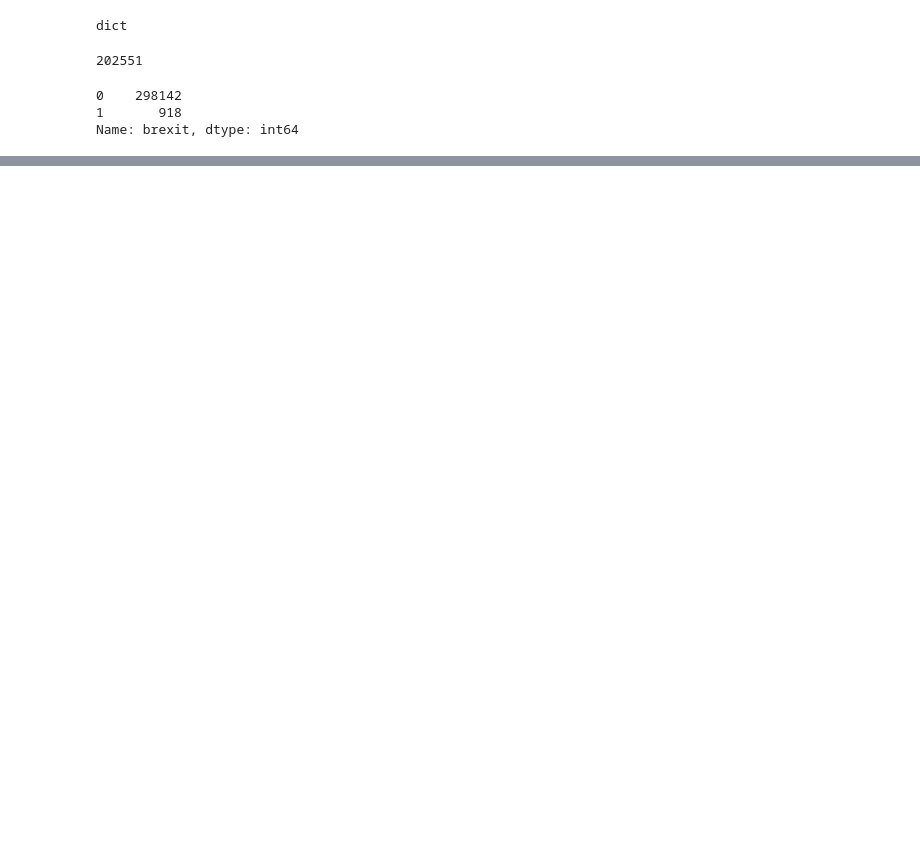
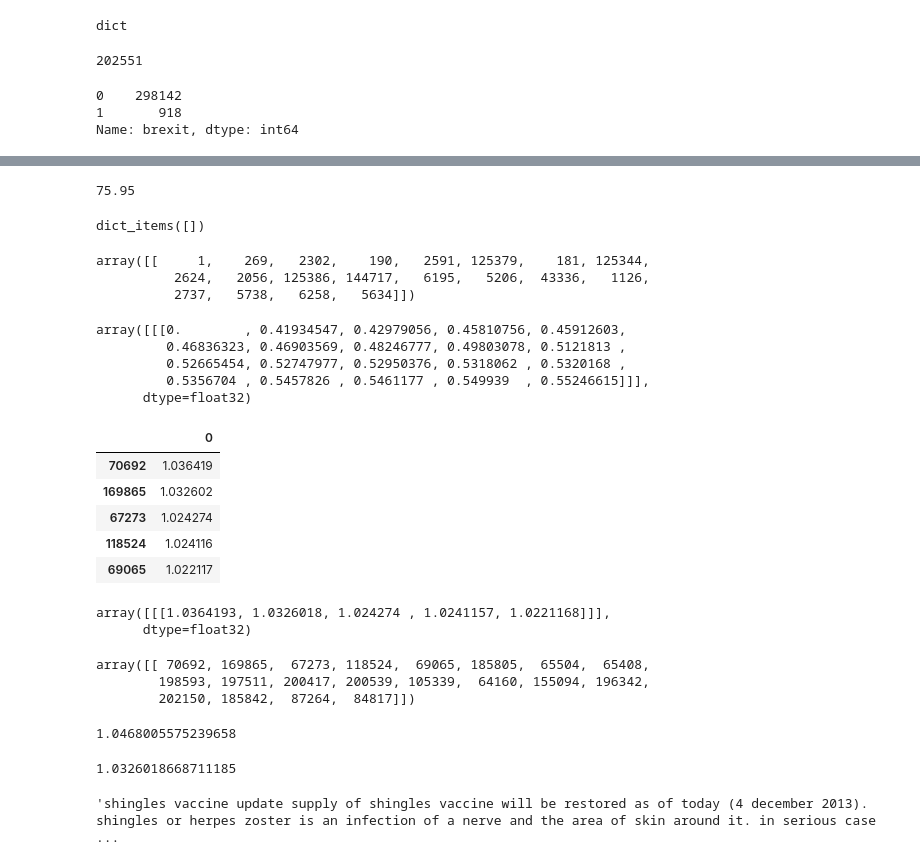
Before and after one commit to alphagov/content-similarity-models, a Jupyter notebook: google-universal-encoder/similarity_universal_sentence_embedding.ipynb, the cells around one changed output, grey strips where cells are left out. Cells and saved outputs as stored; diff of their text form; code cells hidden in the pictures; blank space fills up the shorter version.

Commit message:
introduce sklearn pairwise (messy)

```diff
--- a/google-universal-encoder/similarity_universal_sentence_embedding.ipynb
+++ b/google-universal-encoder/similarity_universal_sentence_embedding.ipynb
@@ -83,7 +85,7 @@ embed = hub.Module(module_url)
 with tf.Session() as session:
 
     session.run([tf.global_variables_initializer(), tf.tables_initializer()])
-    embedded_sentences = session.run(embed(corpus))
+    embedded_sentences = session.run(embed(short_corpus))
 #     session.run(embed(corpus))
 
 with tf.Session() as sess:
@@ -101,6 +103,6 @@ with tf.Session() as sess:
 
     projector.visualize_embeddings(summary_writer, config)
     saver = tf.train.Saver([emb])
-    saver.save(sess, os.path.join(LOG_DIR, 'combined_text_sample_20000.ckpt'), 1)
-    print("Model saved in path: %s" % os.path.join(LOG_DIR, 'combined_text_sample_20000.ckpt'))
+    saver.save(sess, os.path.join(LOG_DIR, 'combined_text_sample_full.ckpt'), 1)
+    print("Model saved in path: %s" % os.path.join(LOG_DIR, 'combined_text_sample_full.ckpt'))
 # %% [output]
@@ -141,0 +143,2 @@ array([[ 0.01133383, -0.05098086, -0.00510166, ..., -0.04104903,
+# %%
+embedded_docs_unique = embedded_sentences[~labelled.duplicated('content_id')]
@@ -141,0 +229,9 @@ array([[ 0.01133383, -0.05098086, -0.00510166, ..., -0.04104903,
+# %%
+from sklearn.metrics import pairwise_distances_chunked
+
+
+def reduce_func(D_chunk, start):
+    top_k_indices = np.argpartition(D_chunk
+                                    , range(20))[:20]
+    return top_k_indices[ :, :20], D_chunk[:, top_k_indices[ :, :20]]
+gen = pairwise_distances_chunked(embedded_docs_unique, reduce_func=reduce_func, working_memory=0, metric='cosine', n_jobs=-1)
@@ -141,0 +309,56 @@ array([[ 0.01133383, -0.05098086, -0.00510166, ..., -0.04104903,
+# %%
+4557./60
+# %% [output]
+75.95
+# %%
+links.items()
+# %% [output]
+dict_items([])
+# %%
+top_k_indices, D_chunk= next(gen)
+# %%
+top_k_indices
+# %% [output]
+array([[     1,    269,   2302,    190,   2591, 125379,    181, 125344,
+          2624,   2056, 125386, 144717,   6195,   5206,  43336,   1126,
+          2737,   5738,   6258,   5634]])
+# %%
+D_chunk
+# %% [output]
+array([[[0.        , 0.41934547, 0.42979056, 0.45810756, 0.45912603,
+         0.46836323, 0.46903569, 0.48246777, 0.49803078, 0.5121813 ,
+         0.52665454, 0.52747977, 0.52950376, 0.5318062 , 0.5320168 ,
+         0.5356704 , 0.5457826 , 0.5461177 , 0.549939  , 0.55246615]]],
+      dtype=float32)
+# %%
+pd.DataFrame(D_chunk.transpose()).sort_values(0, ascending=False).head(5)
+# %% [output]
+|  | 0 |
+| 70692 | 1.036419 |
+| 169865 | 1.032602 |
+| 67273 | 1.024274 |
+| 118524 | 1.024116 |
+| 69065 | 1.022117 |
+# %%
+D_chunk[:, top_k_indices][:, :, :5]
+# %% [output]
+array([[[1.0364193, 1.0326018, 1.024274 , 1.0241157, 1.0221168]]],
+      dtype=float32)
+# %%
+top_k_indices[ :, :20]
+# %% [output]
+array([[ 70692, 169865,  67273, 118524,  69065, 185805,  65504,  65408,
+        198593, 197511, 200417, 200539, 105339,  64160, 155094, 196342,
+        202150, 185842,  87264,  84817]])
+# %%
+cosine(embedded_docs_unique[1], embedded_docs_unique[35802])
+# %% [output]
+1.0468005575239658
+# %%
+cosine(embedded_docs_unique[0], embedded_docs_unique[169865])
+# %% [output]
+1.0326018668711185
+# %%
+labelled_unique['combined_text'][1]
+# %% [output]
+'shingles vaccine update supply of shingles vaccine will be restored as of today (4 december 2013). shingles or herpes zoster is an infection of a nerve and the area of skin around it. in serious case ...
```
Also changed, not shown: parts of 57 cells of this notebook.
